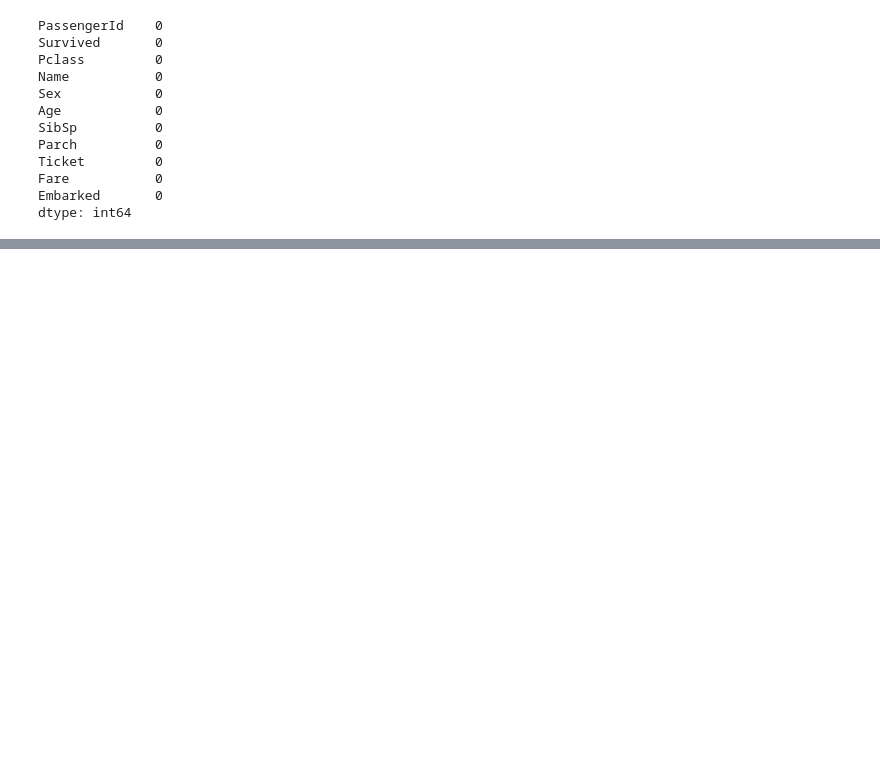
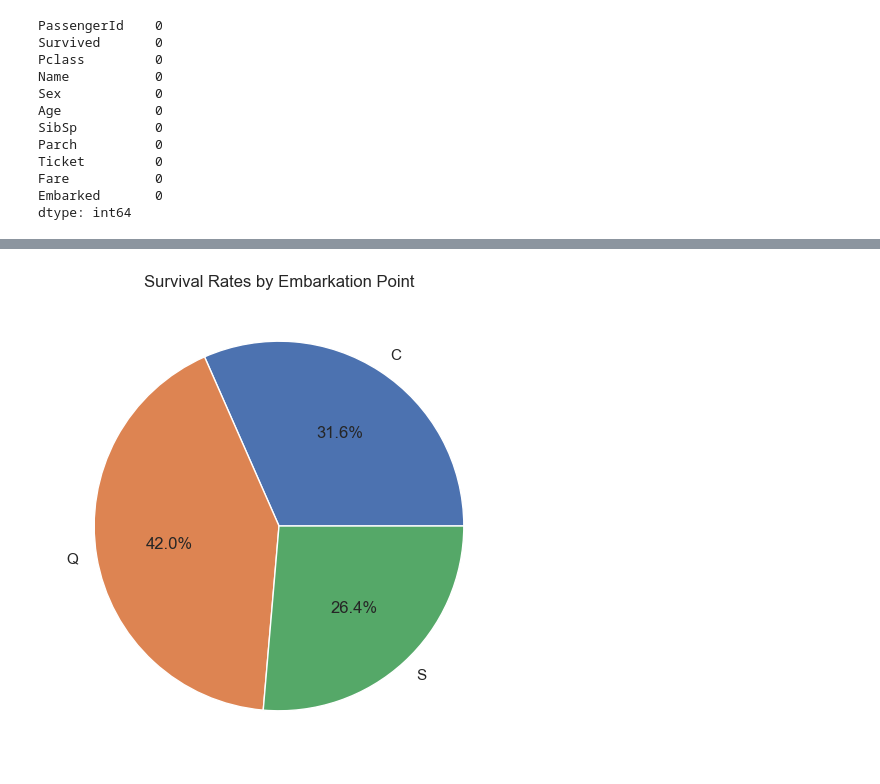
Before and after one commit to youssef-113/Data-Visualization, a Jupyter notebook: Titanic Dataset/solve-assignment.ipynb, the cells around one changed output, grey strips where cells are left out. Drawn from its saved outputs; the diff is of its cells as text; code cells hidden in the pictures; blank space fills up the shorter version.

```diff
--- a/Titanic Dataset/solve-assignment.ipynb
+++ b/Titanic Dataset/solve-assignment.ipynb
@@ -381,0 +394,8 @@ plt.show()
+# %%
+#pie chart to survive rates by embarkation point
+plt.figure(figsize=(8, 6))
+plt.pie(survival_rates_embark.values, labels=survival_rates_embark.index, autopct='%1.1f%%')
+plt.title('Survival Rates by Embarkation Point')
+plt.show()
+# %% [output]
+[figure, added]
```
Also changed, not shown: parts of 34 cells of this notebook.
